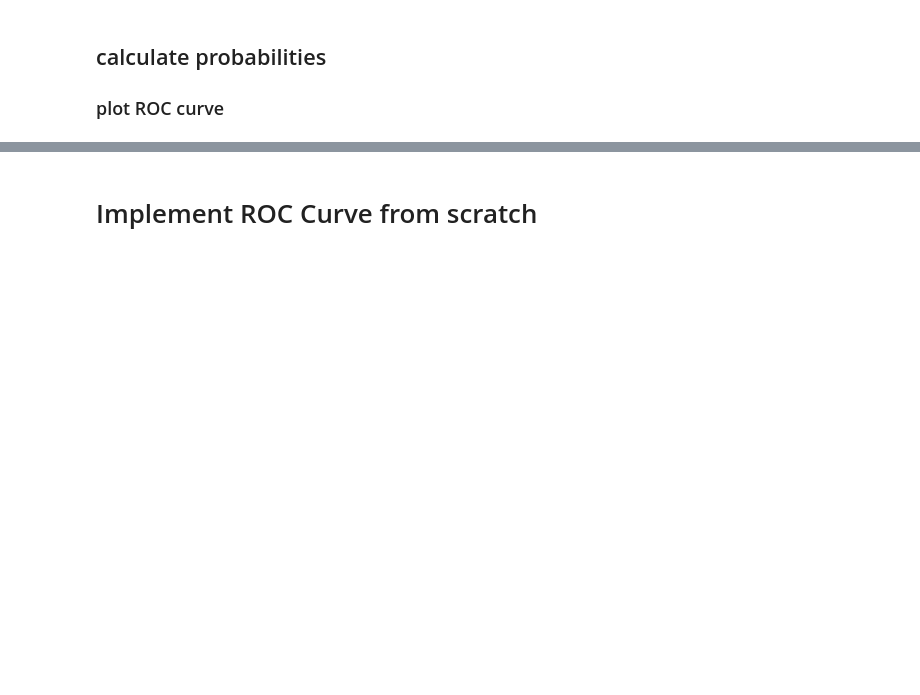
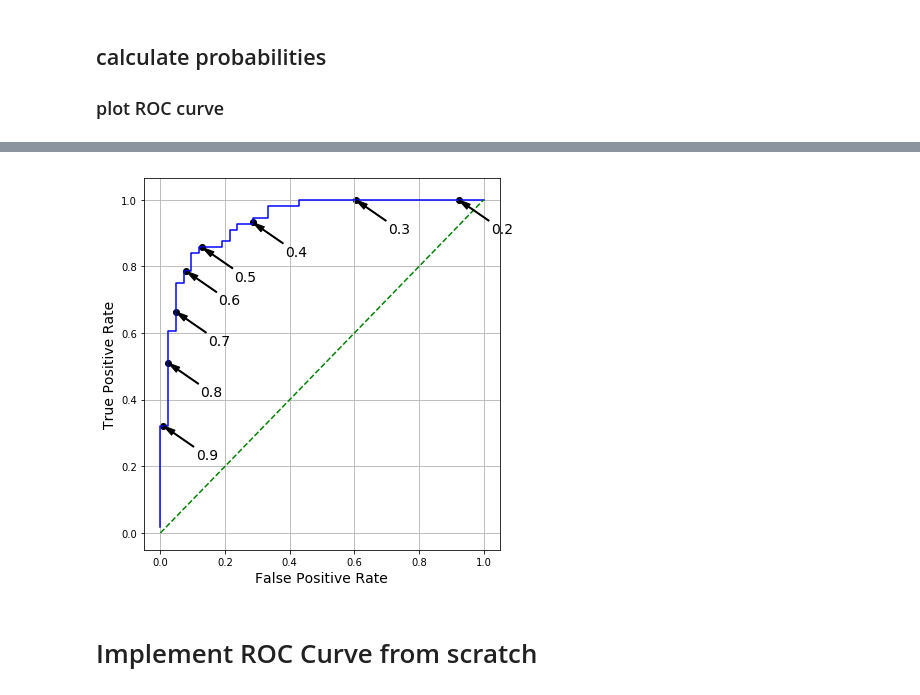
Before and after one commit to biomathman/machine-learning-in-python-book, a Jupyter notebook: notebooks/chapter-11-roc.ipynb, the cells around one changed output, grey strips where cells are left out. Saved outputs shown, nothing was run; the diff lists cells and outputs as text; code cells hidden in the pictures; blank space fills up the shorter version.

```diff
--- a/notebooks/chapter-11-roc.ipynb
+++ b/notebooks/chapter-11-roc.ipynb
@@ -110,3 +130,22 @@ fig.set_size_inches(6,6)
+# %%
+plt.plot(fpr,tpr, c="blue")
+plt.plot([0,1],[0,1],c="green",ls="--")
+plt.scatter(xvals,yvals, c="k")
+for t,x,y in zip(tvals,xvals,yvals):
+    plt.annotate(str(round(t,1)),(x,y),xytext=(x+.1,y-.1),
+                fontsize=14,
+                arrowprops={"width":1.0, "facecolor":"black",
+                           "shrink":.0, "headwidth":6})
+
+plt.xlabel("False Positive Rate", fontsize=14)
+plt.ylabel("True Positive Rate", fontsize=14)
+plt.grid()
+fig=plt.gcf()
+fig.set_size_inches(6,6)
+fig.tight_layout()
+fig.savefig("Annotated-ROC-curve-gas-guzzler-logistic.pdf")
+# %% [output]
+[figure, added]
 # %% [markdown]
 # Implement ROC Curve from scratch
 # %%
```
Also changed, not shown: parts of 15 cells of this notebook.
